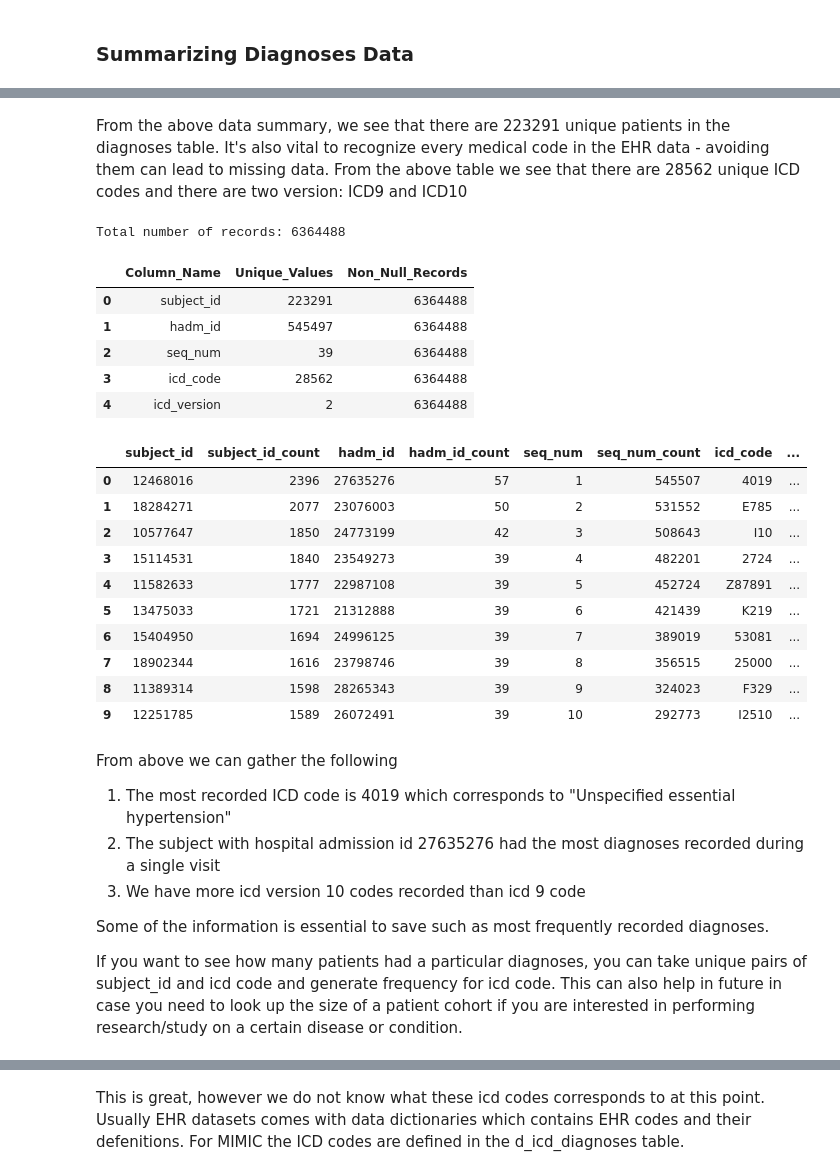
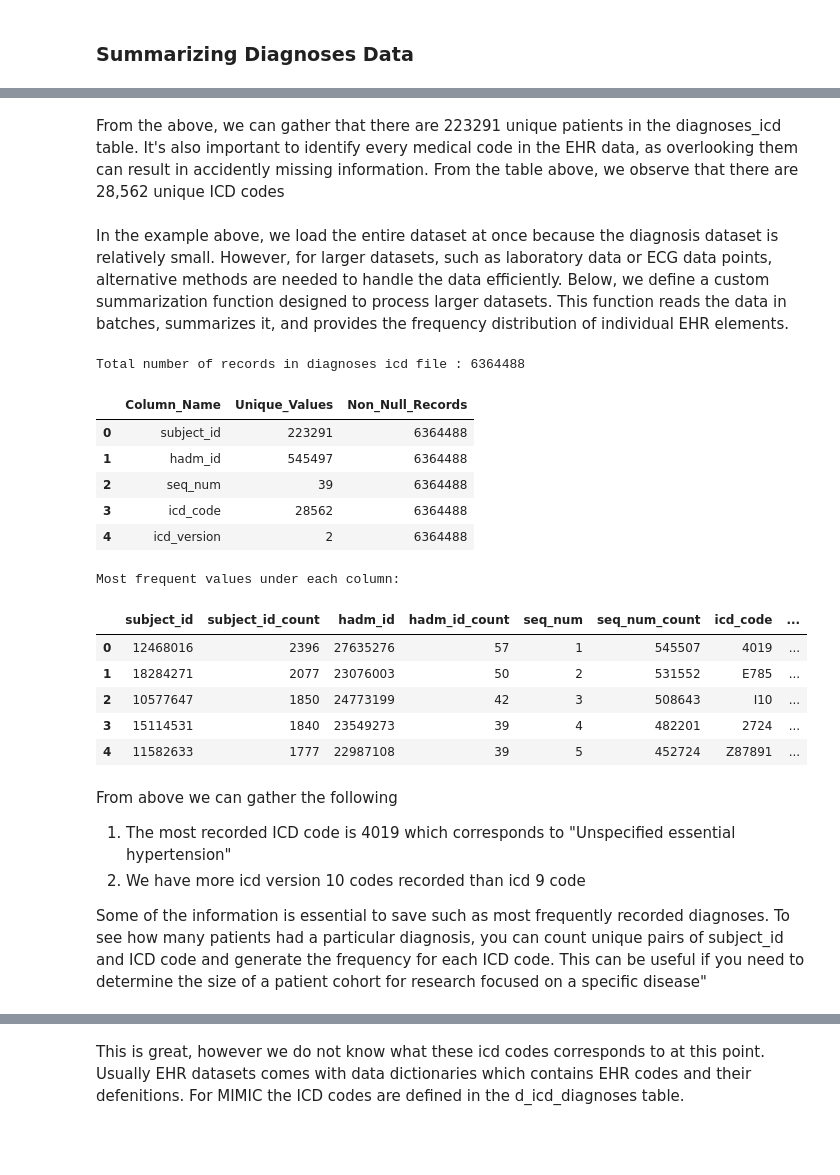
Before and after one commit to apvidul/EHR-Processing-Tutorial, a Jupyter notebook: EHR-Pipeline-Part1.ipynb, the cells around one changed output, grey strips where cells are left out. Cells and saved outputs as stored; diff of their text form; code cells hidden in the pictures; blank space fills up the shorter version.

```diff
--- a/EHR-Pipeline-Part1.ipynb
+++ b/EHR-Pipeline-Part1.ipynb
@@ -134,14 +193,10 @@ os.makedirs("Summary", exist_ok=True)
 ### Summarizing Diagnoses Data
 # %%
 # Loading the tables as string format makes the data consistent throughout.
-diagnoses_icd_file = "/n/data1/hsph/biostat/celehs/lab/va67/MIMIC/mimic-iv-codified-3.1/files/mimiciv/3.1/hosp/diagnoses_icd.csv"
-
+diagnoses_icd_file = os.path.join(base_directory, "raw_data", "physionet.org", "files", "mimiciv", "3.1", "hosp","diagnoses_icd.csv")
 diagnoses_icd = pd.read_csv(diagnoses_icd_file,dtype=str)
 
 # We first take a look at the data by displaying the first few rows
 diagnoses_icd.head()
-
-# We then summarize the data
-diagnoses_icd.describe()
 # %% [output]
 |  | subject_id | hadm_id | seq_num | icd_code | icd_version |
@@ -152,11 +218,15 @@ diagnoses_icd.describe()
 # %% [markdown]
-From the above data summary, we see that there are 223291 unique patients in the diagnoses table. It's also vital to recognize every medical code in the EHR data - avoiding them can lead to missing data. From the above table we see that there are 28562 unique ICD codes and there are two version: ICD9 and ICD10
+From the above, we can gather that there are 223291 unique patients in the diagnoses_icd table. It's also important to identify every medical code in the EHR data, as overlooking them can result in accidently missing information. From the table above, we observe that there are 28,562 unique ICD codes
+# %% [markdown]
+In the example above, we load the entire dataset at once because the diagnosis dataset is relatively small.
+However, for larger datasets, such as laboratory data or ECG data points, alternative methods are needed to handle the data efficiently.
+Below, we define a custom summarization function designed to process larger datasets. This function reads the data in batches,
+summarizes it, and provides the frequency distribution of individual EHR elements.
 # %%
-''' Above we load the entire data at once as diagnosis datasets is relatively small. However if the dataset is large like lab data or ECG,
-the data points, we would need to use other methods. Below we define a custom summarzing function to summarize larger datasets.
-The function reads data in batches, summarized and further provides frequency of individual EHR elements '''
 
-def summarize(filepath, batch_size, dataframe=None):
+
+def get_basic_summary(filepath, batch_size):
+
     frequencies = {}
     non_null_records_count = {}
     total_records_count = 0
@@ -190,24 +260,22 @@ def summarize(filepath, batch_size, dataframe=None):
         )
 
 
-    return {'summary':summary,'freq':frequencies,'records':total_records_count}
+    return {'summary':summary,'column_freq':frequencies,'records':total_records_count}
 # %%
-#Now lets summarize the data using the function we defined above.
+#Now lets summarize the data using the function we defined above. We will define the batch size as we will process data in batches
 
-summarize_output= summarize(diagnoses_icd_file, 5000000)
-print("Total number of records:", summarize_output['records'])
+batch_size = 5000000
+summarize_output= get_basic_summary(diagnoses_icd_file, batch_size)
 
+print("Total number of records in diagnoses icd file :", summarize_output['records'])
 
 # Saving the summary to Summary folder
-summarize_output['summary'].to_csv("./Summary/Diagnoses_basic_summary.csv",index=None)
 
-# The sorted frequency count of icd codes is also saved in the summary folder
-sorted_icd_freq = pd.DataFrame(summarize_output['freq']['icd_code'].items(),columns=['icd_code','count']).sort_values(by='count',ascending=False)
-sorted_icd_freq.to_csv("./Summary/diagnoses_patient_counts.csv",index=None)
+summarize_output['summary'].to_csv(os.path.join(summary_directory,"diagnoses_basic_summary.csv"),index=None)
 
 summarize_output['summary']
 # %% [output]
-Total number of records: 6364488
+Total number of records in diagnoses icd file : 6364488
 |  | Column_Name | Unique_Values | Non_Null_Records |
 | 0 | subject_id | 223291 | 6364488 |
 | 1 | hadm_id | 545497 | 6364488 |
@@ -215,38 +283,34 @@ Total number of records: 6364488
 | 3 | icd_code | 28562 | 6364488 |
 | 4 | icd_version | 2 | 6364488 |
 # %%
+# Next we'll count how often each item appears in the diagnoses_icd and sort them by frequency like we did above
 import heapq
 
-dataframes =[]
-for dataset_column in column_frequencies:
-    dataframes.append(pd.DataFrame(heapq.nlargest(10, column_frequencies[dataset_column].items(), key=lambda x: x[1]), columns=[dataset_column,dataset_column+'_count']))
+column_frequencies = summarize_output["column_freq"]
 
-sorted_icd_freq = pd.DataFrame(column_frequencies['icd_code'].items(),columns=['icd_code','count']).sort_values(by='count',ascending=False)
-sorted_icd_freq.to_csv("./Summary/diagnoses_patient_counts.csv",index=None)
 
-dataframes_combined = pd.concat(dataframes,axis=1)
-dataframes_combined
+for col, freq_data in column_frequencies.items():
+    top_frequencies = heapq.nlargest(5, freq_data.items(), key=lambda x: x[1])
+    freq_df = pd.DataFrame(top_frequencies, columns=[col, f"{col}_count"])
+    column_frequencies_dfs.append(freq_df)
+
+column_frequencies_df = pd.concat(column_frequencies_dfs,axis=1)
+print("Most frequent values under each column:")
+display(column_frequencies_df)
 # %% [output]
+Most frequent values under each column:
 |  | subject_id | subject_id_count | hadm_id | hadm_id_count | seq_num | seq_num_count | icd_code | ... |
 | 0 | 12468016 | 2396 | 27635276 | 57 | 1 | 545507 | 4019 | ... |
 | 1 | 18284271 | 2077 | 23076003 | 50 | 2 | 531552 | E785 | ... |
 | 2 | 10577647 | 1850 | 24773199 | 42 | 3 | 508643 | I10 | ... |
 | 3 | 15114531 | 1840 | 23549273 | 39 | 4 | 482201 | 2724 | ... |
 | 4 | 11582633 | 1777 | 22987108 | 39 | 5 | 452724 | Z87891 | ... |
-| 5 | 13475033 | 1721 | 21312888 | 39 | 6 | 421439 | K219 | ... |
-| 6 | 15404950 | 1694 | 24996125 | 39 | 7 | 389019 | 53081 | ... |
-| 7 | 18902344 | 1616 | 23798746 | 39 | 8 | 356515 | 25000 | ... |
-| 8 | 11389314 | 1598 | 28265343 | 39 | 9 | 324023 | F329 | ... |
-| 9 | 12251785 | 1589 | 26072491 | 39 | 10 | 292773 | I2510 | ... |
 # %% [markdown]
 From above we can gather the following
 1. The most recorded ICD code is 4019 which corresponds to  "Unspecified essential hypertension"
-2. The subject with hospital admission id 27635276 had the most diagnoses recorded during a single visit
-3. We have more icd version 10 codes recorded than icd 9 code
+2. We have more icd version 10 codes recorded than icd 9 code
 
-Some of the information is essential to save such as most frequently recorded diagnoses.
-
-If you want to see how many patients had a particular diagnoses, you can take unique pairs of subject_id and icd code and generate frequency for icd code. This can also help in future in case you need to look up the size of a patient cohort if you are interested in performing research/study on a certain disease or condition.
+Some of the information is essential to save such as most frequently recorded diagnoses. To see how many patients had a particular diagnosis, you can count unique pairs of subject_id and ICD code and generate the frequency for each ICD code. This can be useful if you need to determine the size of a patient cohort for research focused on a specific disease"
 # %%
 unique_subject_icd_pairs = diagnoses_icd[['subject_id', 'icd_code','icd_version']].drop_duplicates()
 
```
Also changed, not shown: parts of 33 cells of this notebook, 2 other files.
